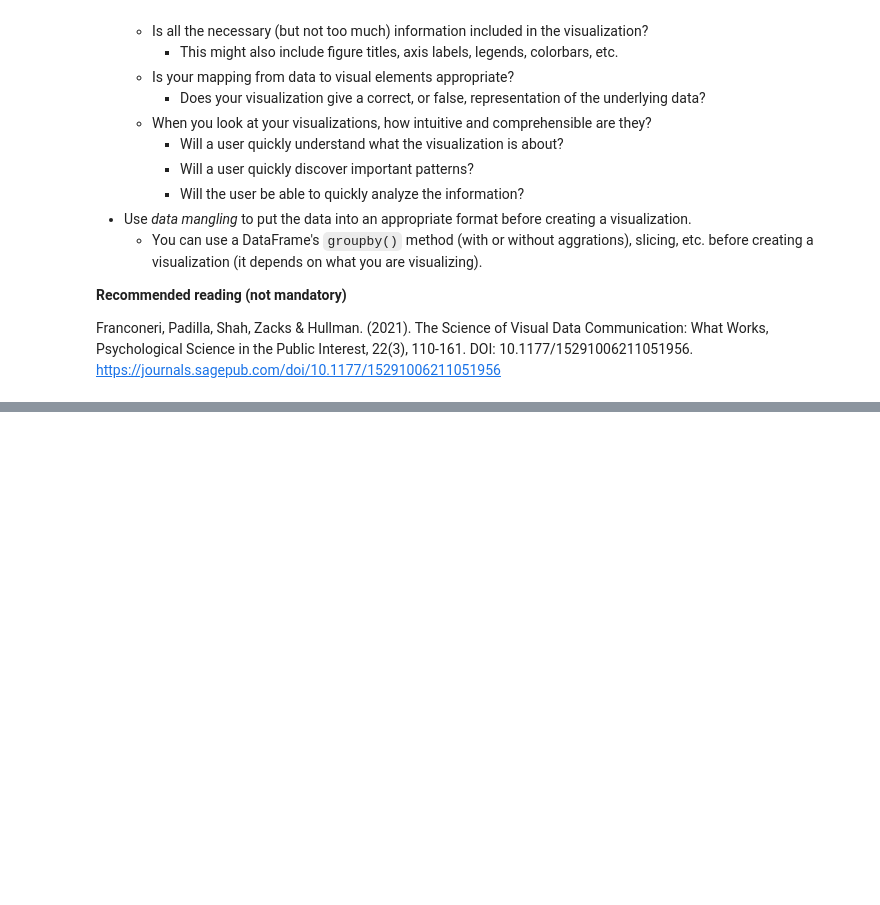
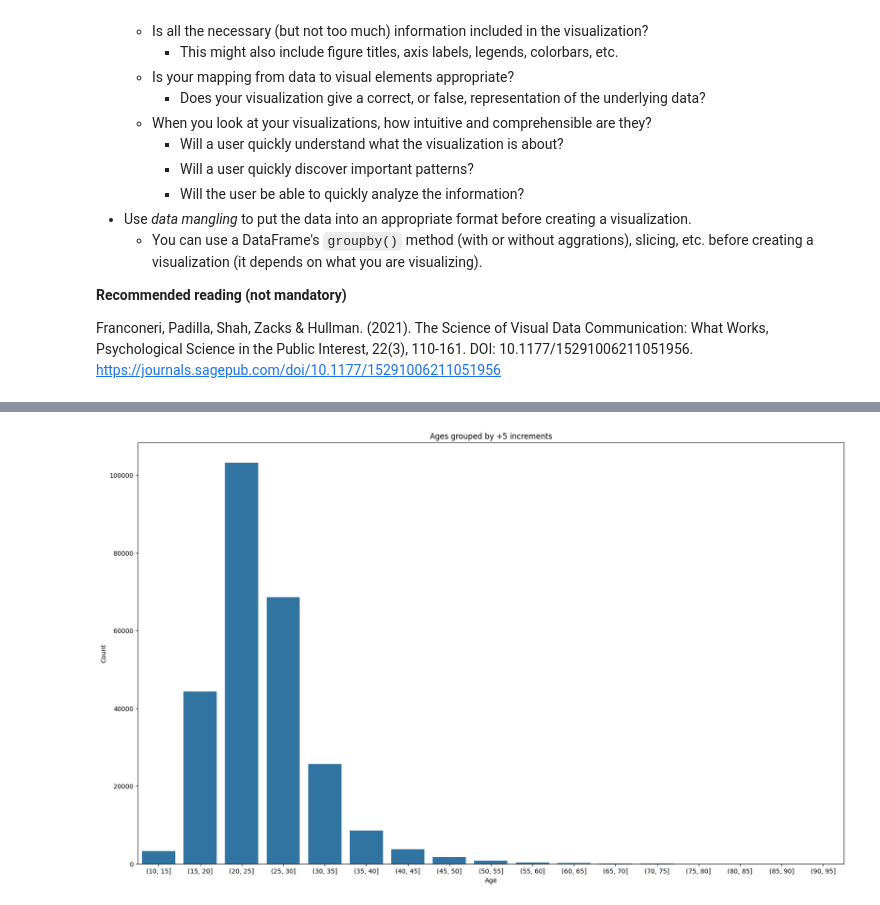
Before and after one commit to llllyyyynnnn/DataVisualisationProject, a Jupyter notebook: assignment/assignment.ipynb, the cells around one changed output, grey strips where cells are left out. Saved outputs shown, nothing was run; the diff lists cells and outputs as text; code cells hidden in the pictures; blank space fills up the shorter version.

```diff
--- a/assignment/assignment.ipynb
+++ b/assignment/assignment.ipynb
@@ -741,6 +740,26 @@ Create a visualization showing the athlete Age distribution (counts, frequencies
 </details>
 # %%
 # TODO: Write your code here to visualize the distribution of athlete Age.
+
+import matplotlib.pyplot as plt
+import seaborn as sns
+
+valueIncrement = 5
+
+ageRange = list(range(int(df['Age'].min()), int(df['Age'].max()), valueIncrement))
+
+df['AgeGrouped'] = pd.cut(df['Age'], bins=ageRange)
+plt.figure(figsize=(20, 12))
+
+ax = sns.countplot(data=df, x='AgeGrouped')
+
+plt.title(f'Ages grouped by +{valueIncrement} increments')
+plt.xlabel('Age')
+plt.ylabel('Count')
+
+plt.show()
+# %% [output]
+[figure, added]
 # %% [markdown]
 ---
 ## Task 3.3 Visualize the Distribution of Athletes' Height
```
Also changed, not shown: parts of 15 cells of this notebook.
